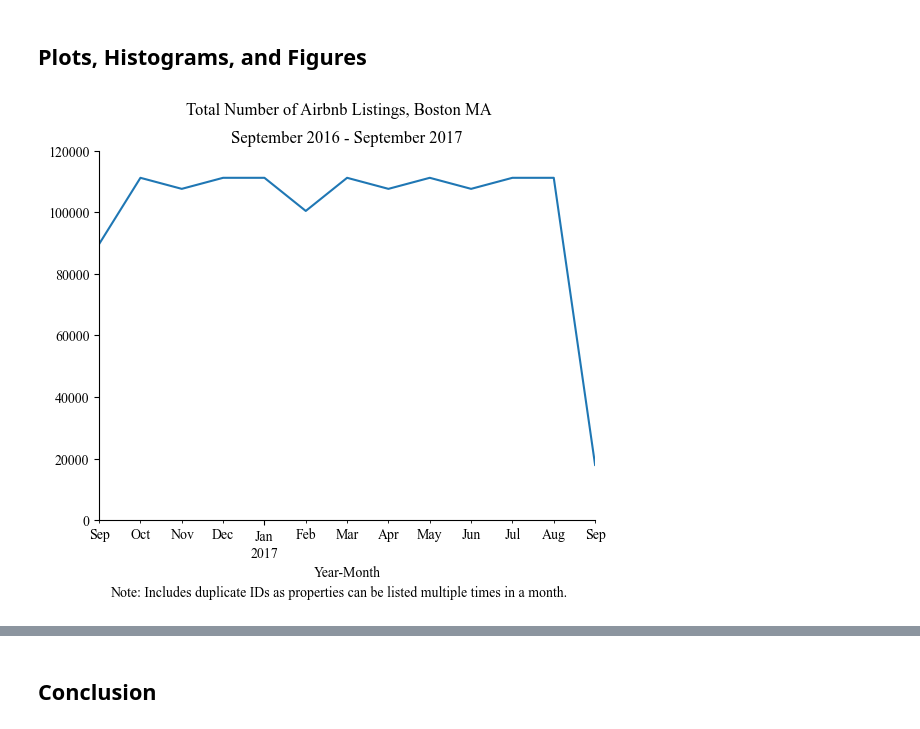
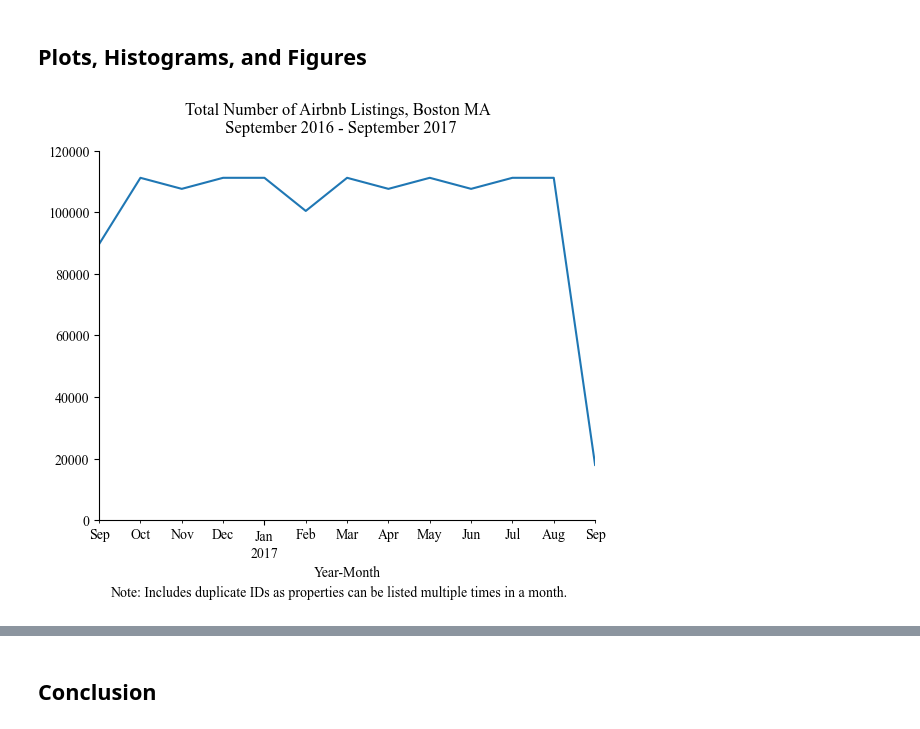
Before and after one commit to ECO225-W2025/eco225-project-code-easteli, a Jupyter notebook: Project1EliEaston.ipynb, the cells around one changed output, grey strips where cells are left out. Cells and saved outputs as stored; diff of their text form; code cells hidden in the pictures.

```diff
--- a/Project1EliEaston.ipynb
+++ b/Project1EliEaston.ipynb
@@ -171,33 +223,32 @@ summary_stats4
 # %%
 #1) Create a line plot of the total number of listings per year-month
 
 #Count the total number of listings per month
-total_listings = cal_lis.groupby("year_month")["id"].count().reset_index()
+total_listings = CalLisCrime.groupby("year_month")["id"].count().reset_index()
 total_listings.rename(columns={"id":"total_listings"}, inplace=True)
 
 #Create the line plot
 #Create figure and plot space
 fig, ax = plt.subplots()
 #Plot the count of total listings by year-month
 total_listings.plot(x="year_month", y="total_listings", kind="line", ax=ax, legend=False)
 
 #Cleaning
 #Create title and subtitle
-fig.suptitle("Total Number of Airbnb Listings, Boston MA")
-ax.set_title("September 2016 - September 2017")
+fig.suptitle("Total Number of Airbnb Listings, Boston MA \n September 2016 - September 2017")
 #Label x-axis
 ax.set_xlabel("Year-Month")
 #Remove right and top spines
 ax.spines["right"].set_visible(False)
 ax.spines["top"].set_visible(False)
 #Set y ticks
 ax.set_ylim(0, 120000)
 #Create note under figure
 plt.figtext(0.5, -0.05, "Note: Includes duplicate IDs as properties can be listed multiple times in a month.",
             ha="center", fontsize=10)
 plt.show()
 # %% [output]
-[figure, old version]
+[figure, new version]
 # %%
 #2) Create a scatter plot of the average listing price per year-month
 
```
Also changed, not shown: parts of 14 cells of this notebook.
